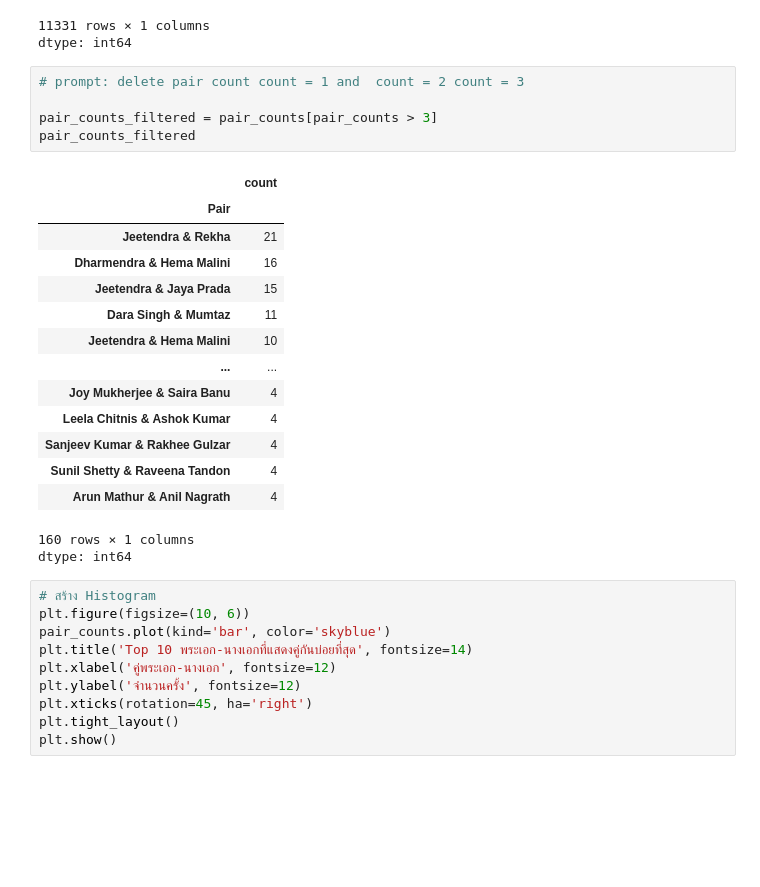
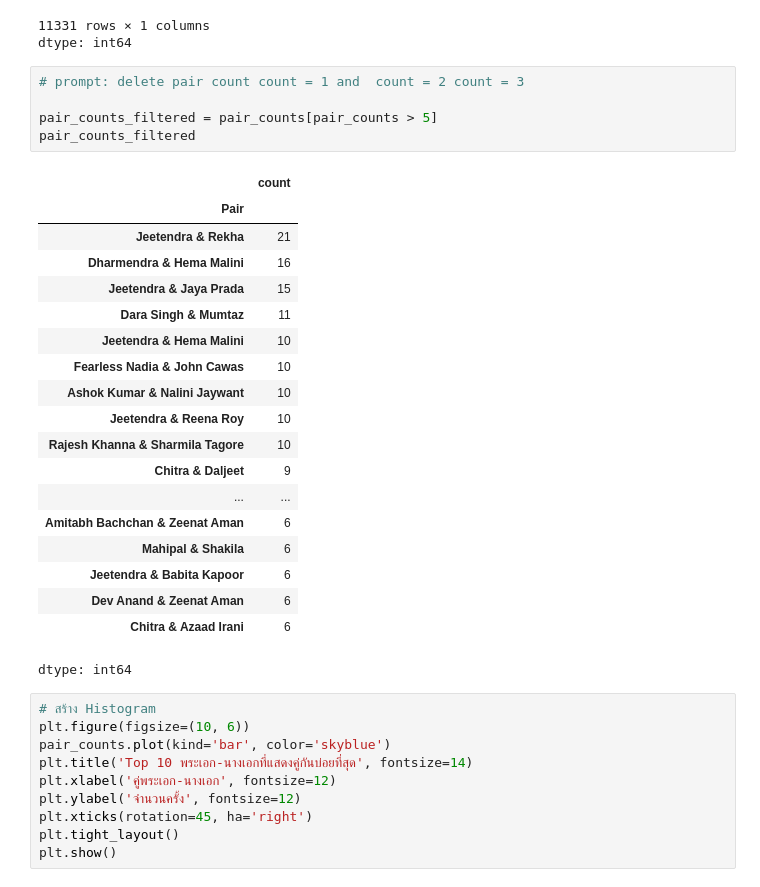
Before and after one commit to RatchanonPa/python_dataviz2024, a Jupyter notebook: Visualize_Data_Comparison_2024.ipynb, the cells around one changed output. Drawn from its saved outputs; the diff is of its cells as text; blank space fills up the shorter version.

```diff
--- a/Visualize_Data_Comparison_2024.ipynb
+++ b/Visualize_Data_Comparison_2024.ipynb
@@ -737,23 +737,27 @@ dtype: int64
 # %%
 # prompt: delete pair count count = 1 and  count = 2 count = 3
 
-pair_counts_filtered = pair_counts[pair_counts > 3]
+pair_counts_filtered = pair_counts[pair_counts > 5]
 pair_counts_filtered
 # %% [output]
 |  | count |
 | Pair |  |
 | Jeetendra & Rekha | 21 |
 | Dharmendra & Hema Malini | 16 |
 | Jeetendra & Jaya Prada | 15 |
 | Dara Singh & Mumtaz | 11 |
 | Jeetendra & Hema Malini | 10 |
+| Fearless Nadia & John Cawas | 10 |
+| Ashok Kumar & Nalini Jaywant | 10 |
+| Jeetendra & Reena Roy | 10 |
+| Rajesh Khanna & Sharmila Tagore | 10 |
+| Chitra & Daljeet | 9 |
 | ... | ... |
-| Joy Mukherjee & Saira Banu | 4 |
-| Leela Chitnis & Ashok Kumar | 4 |
-| Sanjeev Kumar & Rakhee Gulzar | 4 |
-| Sunil Shetty & Raveena Tandon | 4 |
-| Arun Mathur & Anil Nagrath | 4 |
+| Amitabh Bachchan & Zeenat Aman | 6 |
+| Mahipal & Shakila | 6 |
+| Jeetendra & Babita Kapoor | 6 |
+| Dev Anand & Zeenat Aman | 6 |
+| Chitra & Azaad Irani | 6 |
-160 rows × 1 columns
 dtype: int64
 # %%
 # สร้าง Histogram
```
Also changed, not shown: parts of 15 cells of this notebook.
